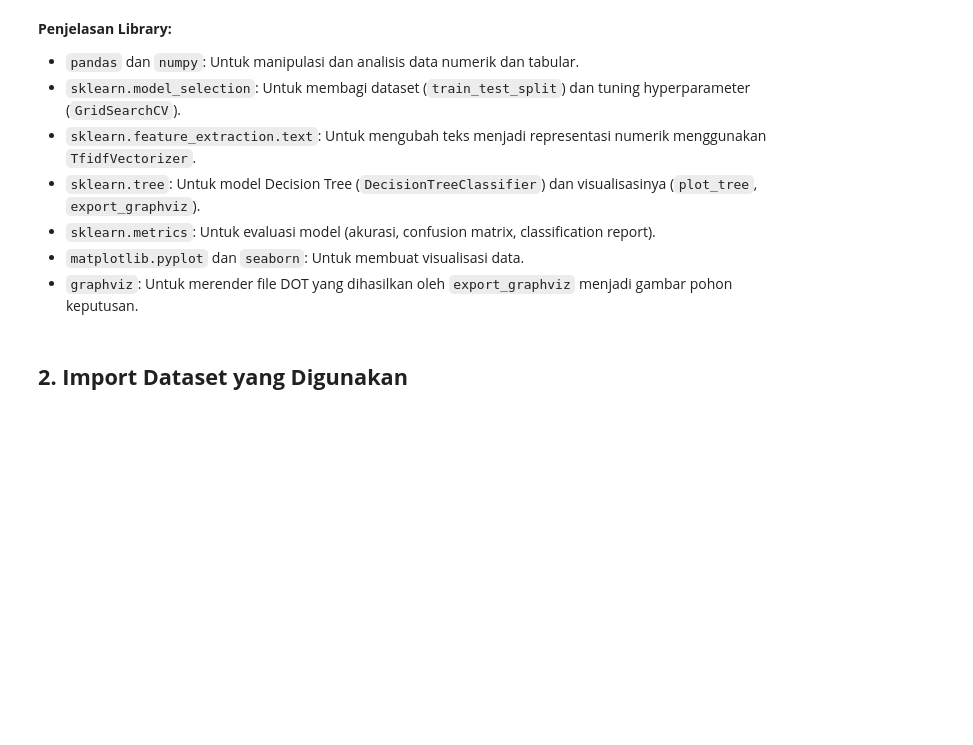
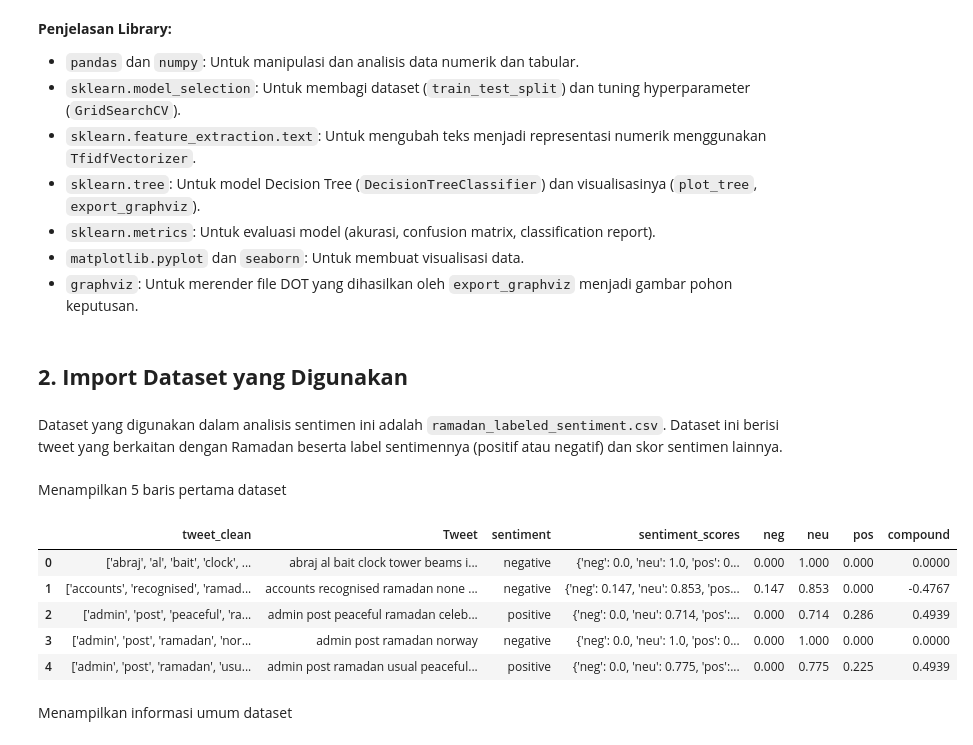
Before and after one commit to LatiefDataVisionary/text-mining-and-natural-language-processing-college-task, a Jupyter notebook: decision_tree_model.ipynb, the cells around one changed output. Cells and saved outputs as stored; diff of their text form; code cells hidden in the pictures; blank space fills up the shorter version.

```diff
--- a/decision_tree_model.ipynb
+++ b/decision_tree_model.ipynb
@@ -35,3 +35,5 @@ sns.set_palette('viridis')
 * `graphviz`: Untuk merender file DOT yang dihasilkan oleh `export_graphviz` menjadi gambar pohon keputusan.
 # %% [markdown]
 ## **2. Import Dataset yang Digunakan**
+# %% [markdown]
+Dataset yang digunakan dalam analisis sentimen ini adalah `ramadan_labeled_sentiment.csv`. Dataset ini berisi tweet yang berkaitan dengan Ramadan beserta label sentimennya (positif atau negatif) dan skor sentimen lainnya.
@@ -37,0 +43,13 @@ sns.set_palette('viridis')
+# %% [markdown]
+Menampilkan 5 baris pertama dataset
+# %%
+df.head()
+# %% [output]
+|  | tweet_clean | Tweet | sentiment | sentiment_scores | neg | neu | pos | compound |
+| 0 | ['abraj', 'al', 'bait', 'clock', ... | abraj al bait clock tower beams i... | negative | {'neg': 0.0, 'neu': 1.0, 'pos': 0... | 0.000 | 1.000 | 0.000 | 0.0000 |
+| 1 | ['accounts', 'recognised', 'ramad... | accounts recognised ramadan none ... | negative | {'neg': 0.147, 'neu': 0.853, 'pos... | 0.147 | 0.853 | 0.000 | -0.4767 |
+| 2 | ['admin', 'post', 'peaceful', 'ra... | admin post peaceful ramadan celeb... | positive | {'neg': 0.0, 'neu': 0.714, 'pos':... | 0.000 | 0.714 | 0.286 | 0.4939 |
+| 3 | ['admin', 'post', 'ramadan', 'nor... | admin post ramadan norway | negative | {'neg': 0.0, 'neu': 1.0, 'pos': 0... | 0.000 | 1.000 | 0.000 | 0.0000 |
+| 4 | ['admin', 'post', 'ramadan', 'usu... | admin post ramadan usual peaceful... | positive | {'neg': 0.0, 'neu': 0.775, 'pos':... | 0.000 | 0.775 | 0.225 | 0.4939 |
+# %% [markdown]
+Menampilkan informasi umum dataset
```
Also changed, not shown: parts of 9 cells of this notebook.
